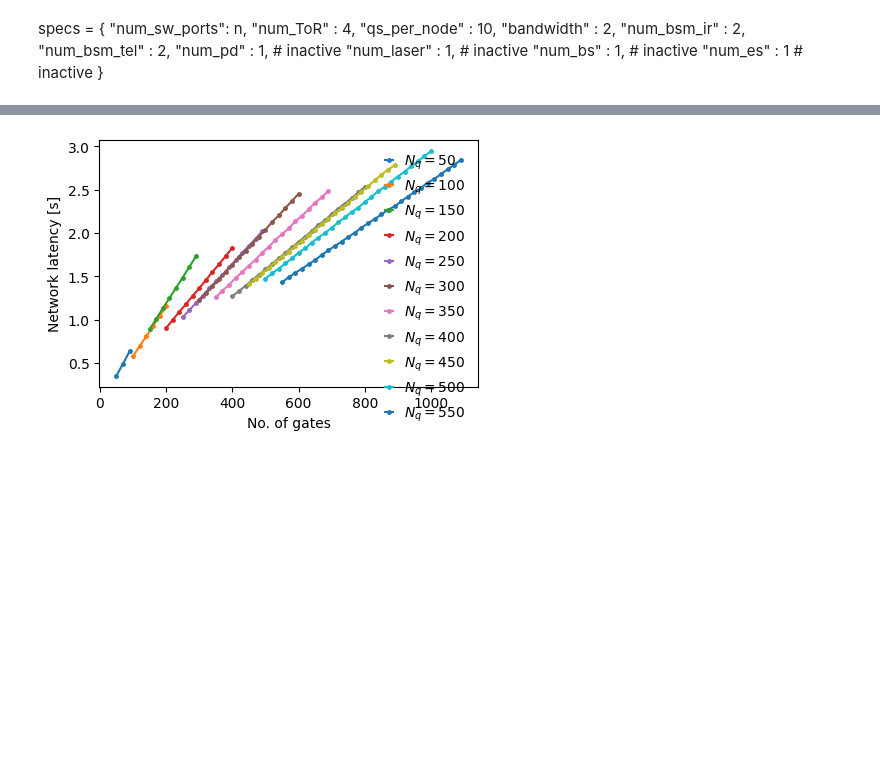
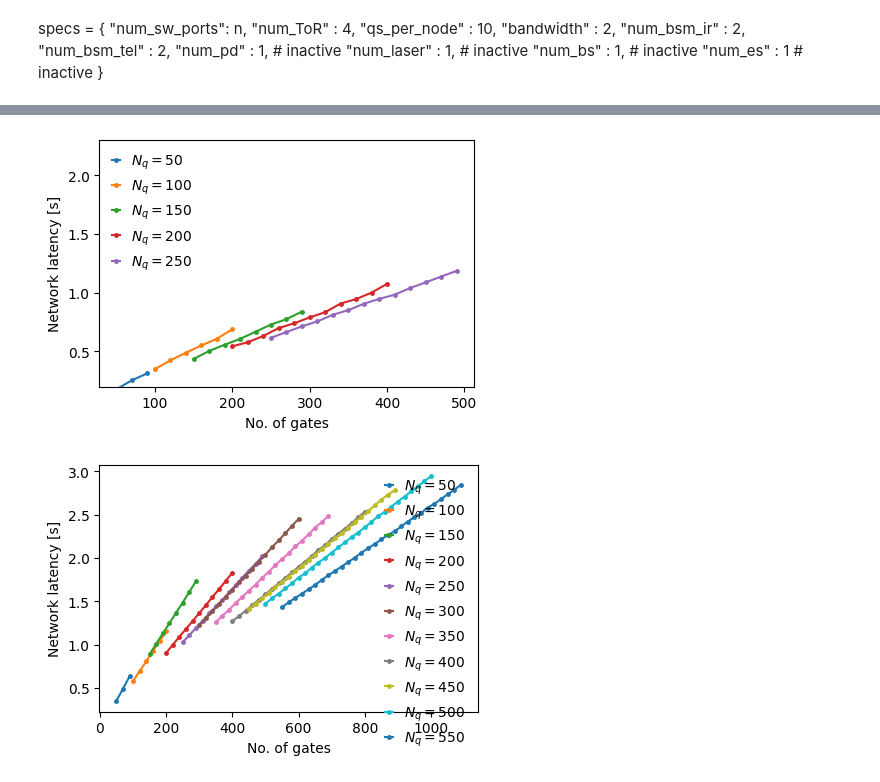
Before and after one commit to hassan-shap/QswitchNet, a Jupyter notebook: pp_clos_plots.ipynb, the cells around one changed output, grey strips where cells are left out. Drawn from its saved outputs; the diff is of its cells as text; code cells hidden in the pictures; blank space fills up the shorter version.

Commit message:
clos latency fixed bug

```diff
--- a/pp_clos_plots.ipynb
+++ b/pp_clos_plots.ipynb
@@ -55,3 +60,31 @@ plt.tight_layout()
+# %%
+# n = 6
+num_network_qubits = 360
+num_qubits_list = np.arange(50,num_network_qubits+1,50)
+
+T_tel = [
+        [0.17689828738073338, 0.25452652684726673, 0.3132880145077],
+        [0.34936666666666666, 0.4256100167911, 0.48884999999999995, 0.5517500000000001, 0.6079666666666668, 0.6898500000000002],
+        [0.4362469215530048, 0.5043421596482428, 0.5569892857142857, 0.6072630952380951, 0.6678459064283524, 0.728977380952381, 0.7749892857142857, 0.8395166666666665],
+        [0.5435490620490621, 0.5788738816738815, 0.6319871212121211, 0.6996007936507936, 0.7399924242424243, 0.7900363275613275, 0.8342274891774892, 0.9081209956709957, 0.945957756132756, 1.0010093434343434, 1.0754184704184702],
+        [0.6167035353535354, 0.6653901875901876, 0.7137697330447331, 0.7564237012987013, 0.8126377705627705, 0.8521871572871571, 0.9063678571428572, 0.9474500721500722, 0.983725901875902, 1.040455808080808, 1.0881790764790764, 1.1379363275613275, 1.1863639249639248]
+        ]
+plt.figure(figsize=(4.6,3.2))
+for i_n, num_qubits in enumerate(num_qubits_list):
+    # print(num_qubits)
+    num_gates_list = np.arange(num_qubits,2*num_qubits+1,20)
+    if i_n < len(T_tel):
+        plt.plot(num_gates_list, T_tel[i_n],".-",markersize=5,label=rf"$N_q=${num_qubits}")
+
+# plt.xscale("log")
+plt.ylim(0.2,2.3)
+# plt.xlim(30,730)
+plt.legend(handlelength=0.6, frameon=False)
+plt.xlabel("No. of gates")
+plt.ylabel("Network latency [s]")
+plt.tight_layout()
+# %% [output]
+[figure, added]
 # %%
 # n = 8
 num_network_qubits = 640
```
Also changed, not shown: parts of 1 cell of this notebook, 1 other file.
